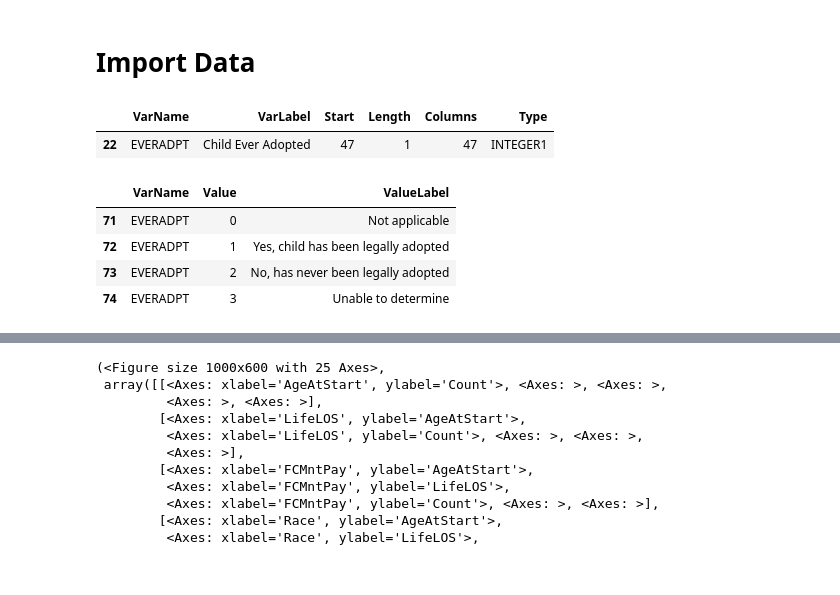
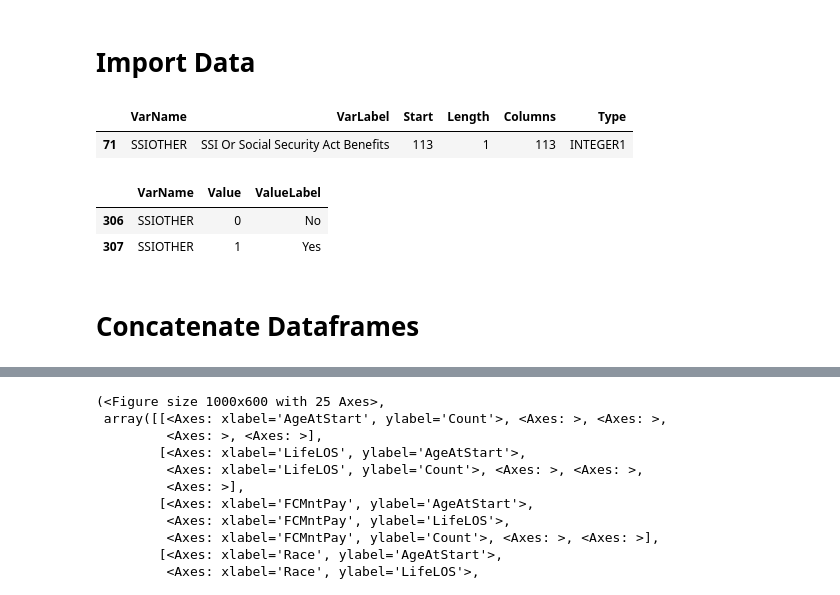
Before and after one commit to sophie2chance2/foster_care_analysis, a Jupyter notebook: explore_data.ipynb, the cells around one changed output, grey strips where cells are left out. Drawn from its saved outputs; the diff is of its cells as text; code cells hidden in the pictures.

```diff
--- a/explore_data.ipynb
+++ b/explore_data.ipynb
@@ -31,19 +23,17 @@ importlib.reload(utils)
 variable_values_2001_df = pd.read_excel('raw_data/DS101 FC2001v5/Data/Metadata & Text Files/FC Variable Values.xlsx') # Used for mapping
 variables_2001_df = pd.read_excel('raw_data/DS101 FC2001v5/Data/Metadata & Text Files/FC Variables.xlsx') # Explains what the variables are
 # %%
-var_name = 'EVERADPT'
+var_name = 'SSIOTHER'
 variables_2001_df[variables_2001_df['VarName'] == var_name]
 # %% [output]
 |  | VarName | VarLabel | Start | Length | Columns | Type |
-| 22 | EVERADPT | Child Ever Adopted | 47 | 1 | 47 | INTEGER1 |
+| 71 | SSIOTHER | SSI Or Social Security Act Benefits | 113 | 1 | 113 | INTEGER1 |
 # %%
 variable_values_2001_df[variable_values_2001_df['VarName'] == var_name]
 # %% [output]
 |  | VarName | Value | ValueLabel |
-| 71 | EVERADPT | 0 | Not applicable |
-| 72 | EVERADPT | 1 | Yes, child has been legally adopted |
-| 73 | EVERADPT | 2 | No, has never been legally adopted |
-| 74 | EVERADPT | 3 | Unable to determine |
+| 306 | SSIOTHER | 0 | No |
+| 307 | SSIOTHER | 1 | Yes |
 # %%
 raw_df_2001 = pd.read_sas('raw_data/DS101 FC2001v5/Data/SAS files/fc01v5f.sas7bdat') # Main data file
 raw_df_2002 = pd.read_csv('raw_data/DS105 FC2002v8/Data/Text Files/FC2002v8.tab', sep='\t', lineterminator='\n') # Main data file
@@ -68,0 +45,2 @@ all_records.drop(columns=['secondCaretakerAge',
+# %% [markdown]
+# Concatenate Dataframes
```
Also changed, not shown: parts of 18 cells of this notebook, 2 other files.
